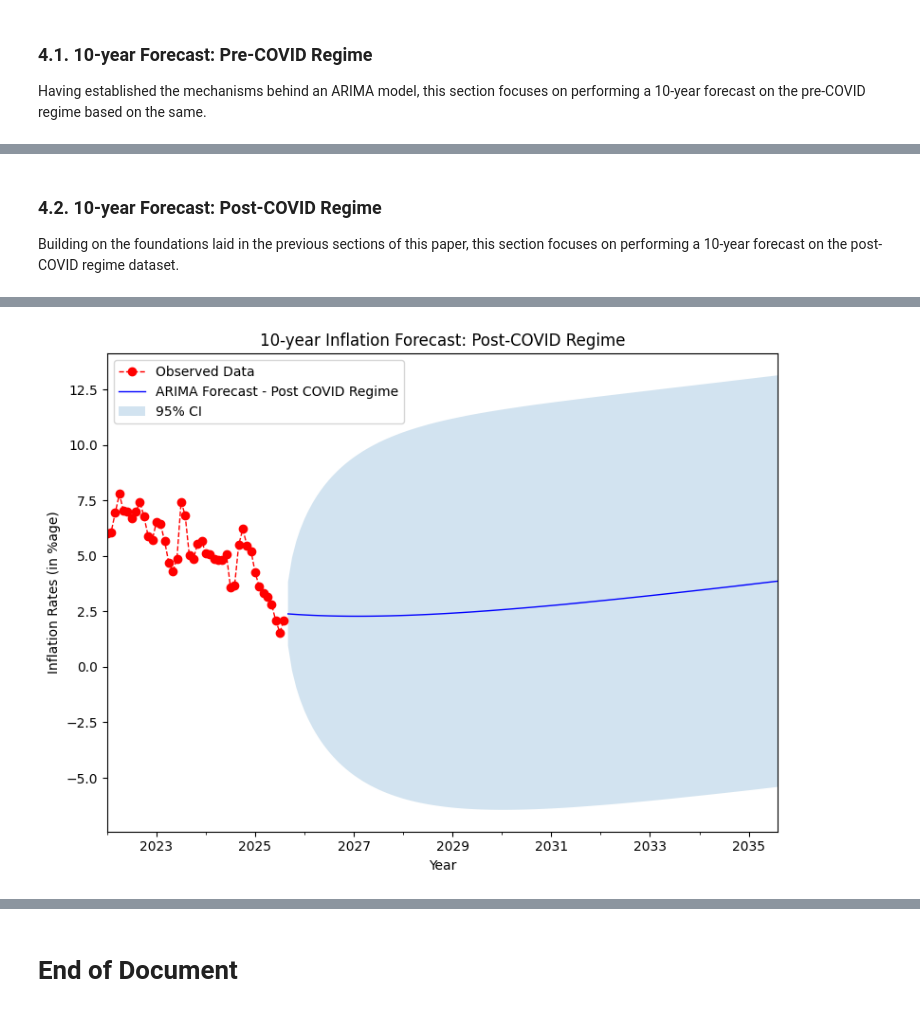
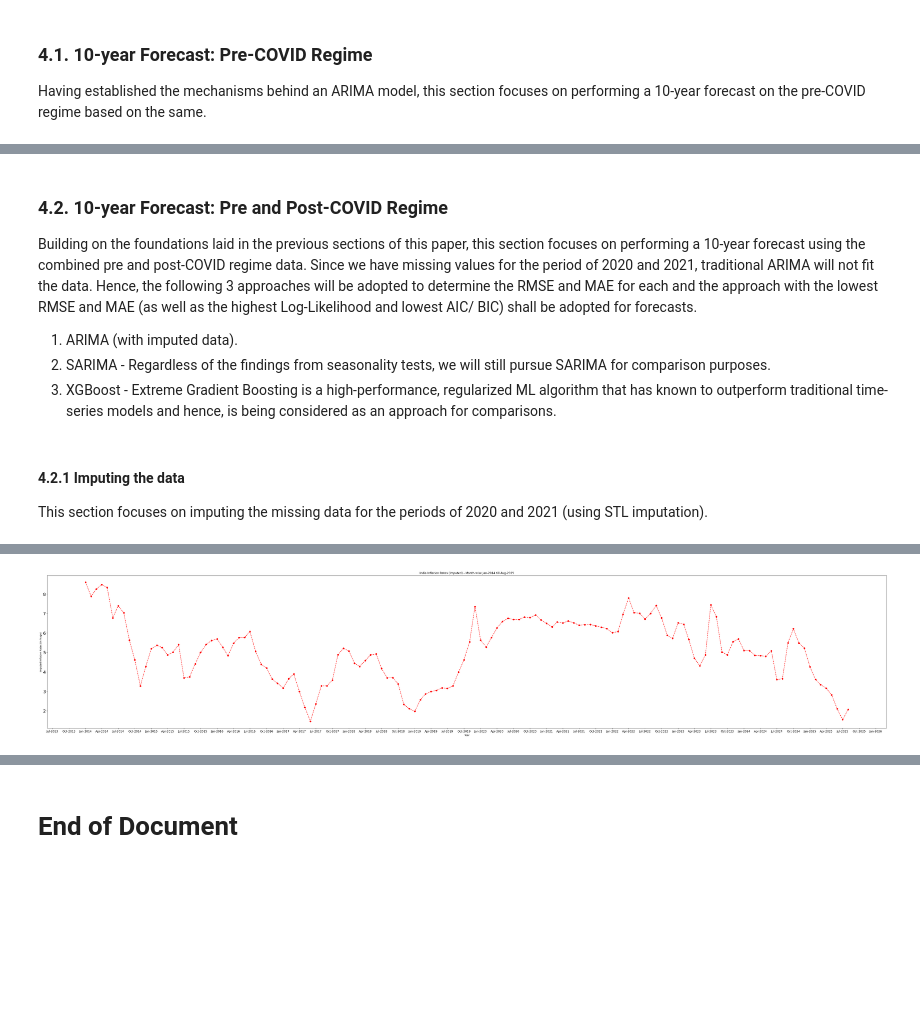
Before and after one commit to thenaivecoder89/statistical_and_machine_learning_models, a Jupyter notebook: statistical_models/arima/India_Inflation_Forecast.ipynb, the cells around one changed output, grey strips where cells are left out. Drawn from its saved outputs; the diff is of its cells as text; code cells hidden in the pictures; blank space fills up the shorter version.

Commit message:
Updated with ARIMA on Imputed Data for 2020 and 2021 periods

```diff
--- a/statistical_models/arima/India_Inflation_Forecast.ipynb
+++ b/statistical_models/arima/India_Inflation_Forecast.ipynb
@@ -600,39 +520,47 @@ To generate a forecast with minimal variance, the following iterations of the AR
 # %% [markdown]
-### **4.2. 10-year Forecast: Post-COVID Regime**
-Building on the foundations laid in the previous sections of this paper, this section focuses on performing a 10-year forecast on the post-COVID regime dataset.
+### **4.2. 10-year Forecast: Pre and Post-COVID Regime**
+Building on the foundations laid in the previous sections of this paper, this section focuses on performing a 10-year forecast using the combined pre and post-COVID regime data. Since we have missing values for the period of 2020 and 2021, traditional ARIMA will not fit the data. Hence, the following 3 approaches will be adopted to determine the RMSE and MAE for each and the approach with the lowest RMSE and MAE (as well as the highest Log-Likelihood and lowest AIC/ BIC) shall be adopted for forecasts.
+
+1. ARIMA (with imputed data).
+2. SARIMA - Regardless of the findings from seasonality tests, we will still pursue SARIMA for comparison purposes.
+3. XGBoost - Extreme Gradient Boosting is a high-performance, regularized ML algorithm that has known to outperform traditional time-series models and hence, is being considered as an approach for comparisons.
+# %% [markdown]
+#### 4.2.1 Imputing the data
+This section focuses on imputing the missing data for the periods of 2020 and 2021 (using STL imputation).
 # %%
-# Fit ARIMA model
-model_post = ARIMA(series_post, order=(1, 0, 1), trend='t')
-result_post = model_post.fit(cov_type='robust')
-print(f'Summary Results:\n{result_post.summary()}')
-is_stationary = np.all((np.abs(result_post.arroots)) > 1)
-is_invertible = np.all((np.abs(result_post.maroots)) > 1)
+# Viewing the original dataset.
+print(f'Original inflation dataset:\n{df_inflation.head(5)}')
+df_inflation['Date'] = pd.to_datetime(df_inflation['Date'])
 
-# 10-year Forecast (12 months per year hence steps = 120)
-forecast_post = result_post.get_forecast(steps=120)
-forecast_df_post = forecast_post.summary_frame(alpha=0.05)
-print(f'ARIMA Forecast Data:\n{forecast_df_post['mean']}')
-forecast_df_post['mean'].to_csv(forecast_post_dataset)
+# Setting date as index, converting to monthly frequency and generating time interpolated data.
+df_inflation_imputed = pd.DataFrame(df_inflation)
+df_inflation_imputed.set_index('Date', inplace=True)
+df_inflation_imputed = df_inflation_imputed.asfreq('MS')
+df_inflation_imputed = df_inflation_imputed.sort_index()
+print(f'Revised inflation dataset - after setting date as index:\n{df_inflation_imputed.head(5)}')
+date_tmp = df_inflation_imputed['CPI_Inflation_YoY_Percent'].interpolate(method='time') # Interpolating the data to capture structure.
 
-# Plot forecast
-fig_forecast_post, ax_forecast_post = plt.subplots(figsize=(8, 6), dpi=100)
-series_post.plot(ax=ax_forecast_post, label='Observed Data',
-                 lw=1, color='red',
-                 linestyle='--',
-                 marker='o')
-forecast_df_post['mean'].plot(ax=ax_forecast_post,
-                              label='ARIMA Forecast - Post COVID Regime',
-                              lw=1,
-                              color='blue')
-ax_forecast_post.fill_between(forecast_df_post.index,
-                              forecast_df_post['mean_ci_lower'],
-                              forecast_df_post['mean_ci_upper'],
-                              alpha=0.2,
-                              label='95% CI')
-ax_forecast_post.set_xlabel('Year')
-ax_forecast_post.set_ylabel('Inflation Rates (in %age)')
-ax_forecast_post.set_title('10-year Inflation Forecast: Post-COVID Regime')
-ax_forecast_post.legend()
-plt.tight_layout()
+# Imputing missing values using STL.
+stl = STL(date_tmp, period=12, robust=True).fit() # Performing seasonal decomposition on interpolated data.
+trend, seasonality = stl.trend, stl.seasonal
+fill_values = trend + seasonality
+df_inflation_imputed['CPI_Inflation_YoY_Percent_Imputed'] = df_inflation_imputed['CPI_Inflation_YoY_Percent'].fillna(fill_values)
+
+# Plotting the data
+X_series = df_inflation_imputed.index
+Y_series = df_inflation_imputed['CPI_Inflation_YoY_Percent_Imputed']
+fig, ax = plt.subplots(figsize=(50, 10), dpi=100)
+ax.plot(X_series, Y_series, '--', color='red', marker='o')
+ax.set_title('India Inflation Rates (Imputed) - Month-wise Jan-2014 till Aug-2025')
+ax.set_xlabel('Year')
+ax.set_ylabel('Imputed Inflation Rates (in %age)')
+ax.set_xticks(X_series)
+ax.set_yticks(Y_series)
+ax.xaxis.set_major_locator(mdates.MonthLocator([1, 4, 7, 10]))
+ax.xaxis.set_major_formatter(mdates.DateFormatter('%b-%Y'))
+ax.yaxis.set_major_locator(plt.MaxNLocator(8))
+ax.tick_params(axis='x', labelsize=12)
+ax.tick_params(axis='y', labelsize=18)
+fig.tight_layout()
 plt.show()
 # %% [output]
@@ -656 +582 @@ Freq: MS, Name: mean, dtype: float64
-[figure, old version]
+[figure, new version]
```
Also changed, not shown: parts of 22 cells of this notebook.
